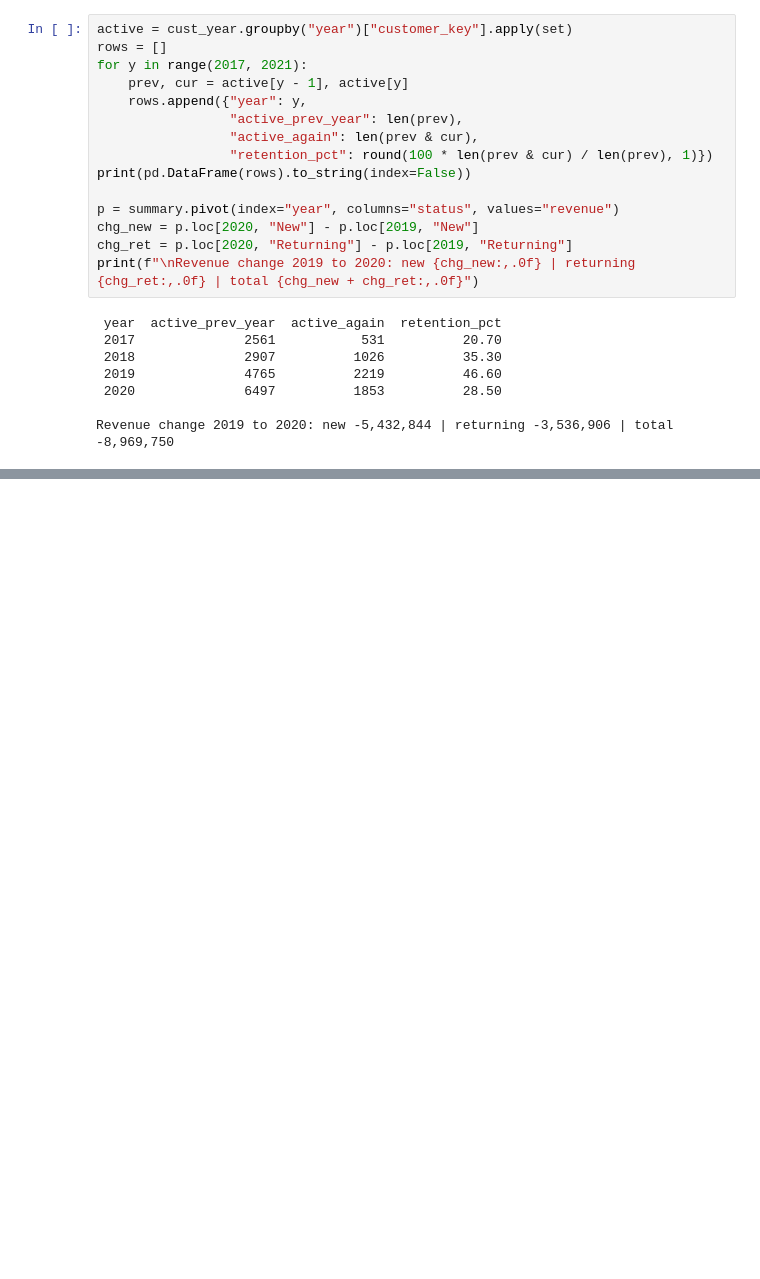
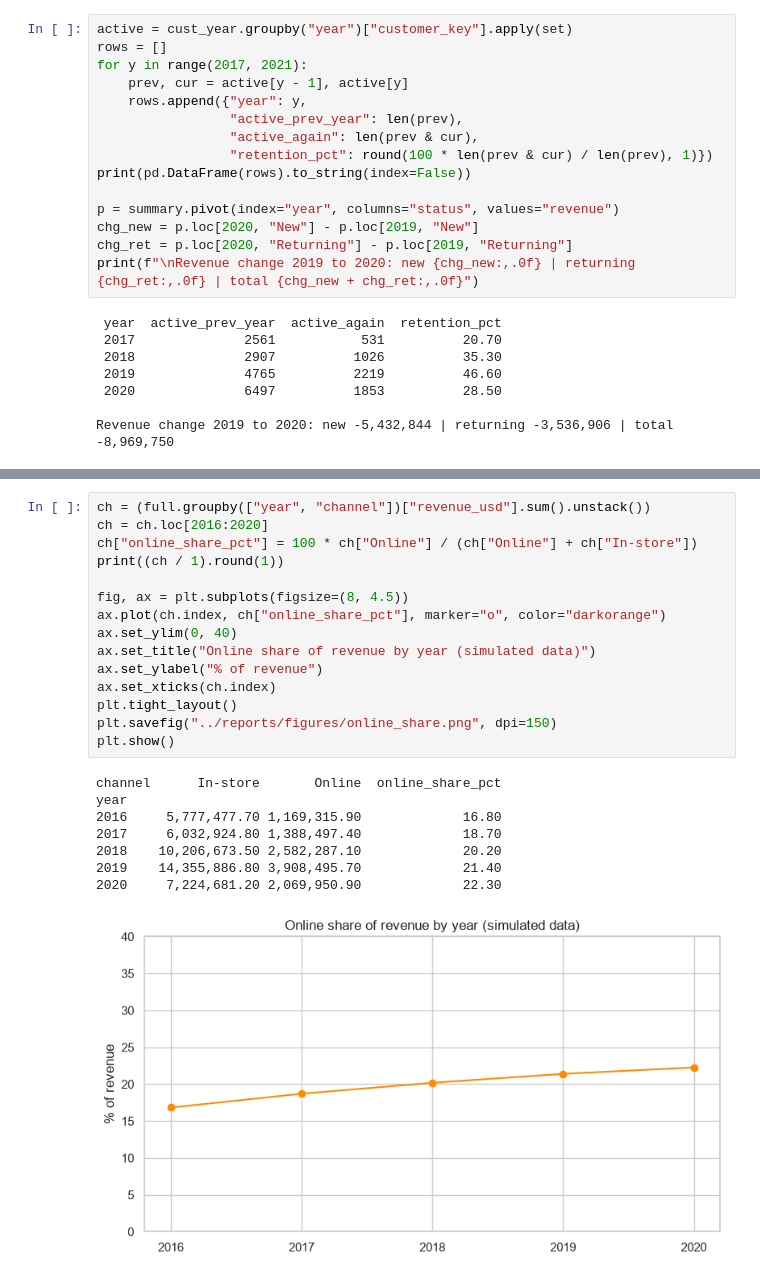
Before and after one commit to Mohsintahseen/sales-intelligence-system, a Jupyter notebook: notebooks/01_eda_overview.ipynb, the cells around one changed output, grey strips where cells are left out. Saved outputs shown, nothing was run; the diff lists cells and outputs as text; blank space fills up the shorter version.

```diff
--- a/notebooks/01_eda_overview.ipynb
+++ b/notebooks/01_eda_overview.ipynb
@@ -294,0 +383,24 @@ Revenue change 2019 to 2020: new -5,432,844 | returning -3,536,906 | total -8,96
+# %%
+ch = (full.groupby(["year", "channel"])["revenue_usd"].sum().unstack())
+ch = ch.loc[2016:2020]
+ch["online_share_pct"] = 100 * ch["Online"] / (ch["Online"] + ch["In-store"])
+print((ch / 1).round(1))
+
+fig, ax = plt.subplots(figsize=(8, 4.5))
+ax.plot(ch.index, ch["online_share_pct"], marker="o", color="darkorange")
+ax.set_ylim(0, 40)
+ax.set_title("Online share of revenue by year (simulated data)")
+ax.set_ylabel("% of revenue")
+ax.set_xticks(ch.index)
+plt.tight_layout()
+plt.savefig("../reports/figures/online_share.png", dpi=150)
+plt.show()
+# %% [output]
+channel      In-store       Online  online_share_pct
+year
+2016     5,777,477.70 1,169,315.90             16.80
+2017     6,032,924.80 1,388,497.40             18.70
+2018    10,206,673.50 2,582,287.10             20.20
+2019    14,355,886.80 3,908,495.70             21.40
+2020     7,224,681.20 2,069,950.90             22.30
+[figure, added]
```
Also changed, not shown: parts of 5 cells of this notebook, 3 other files.
